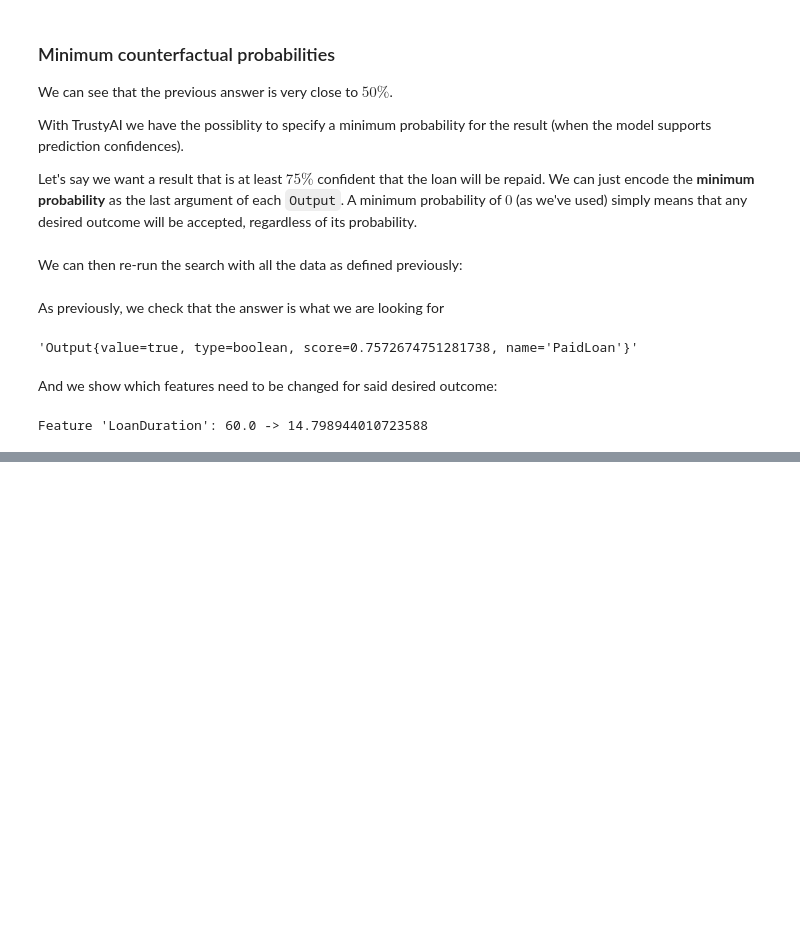
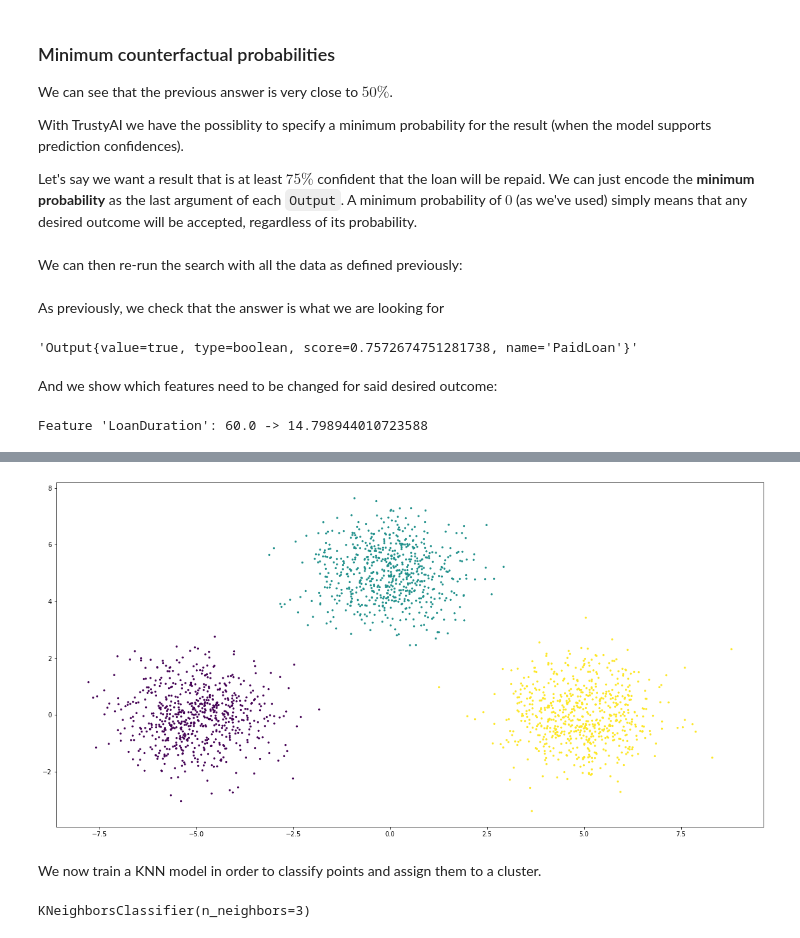
Before and after one commit to trustyai-explainability/trustyai-explainability-python-examples, a Jupyter notebook: examples/Counterfactuals.ipynb, the cells around one changed output, grey strips where cells are left out. Cells and saved outputs as stored; diff of their text form; code cells hidden in the pictures; blank space fills up the shorter version.

Commit message:
Add CF visual example

```diff
--- a/examples/Counterfactuals.ipynb
+++ b/examples/Counterfactuals.ipynb
@@ -608,0 +619,21 @@ Feature 'LoanDuration': 60.0 -> 14.798944010723588
+# %%
+from sklearn.datasets import make_blobs
+
+X, y = make_blobs(n_samples=2000, n_features=2, random_state=0, centers=[(-5,0), (0, 5), (5, 0)])
+# %%
+import matplotlib.pyplot as plt
+
+plt.figure(figsize=(20,10))
+plt.scatter(X[:,0], X[:,1], c=y, s=5)
+plt.show()
+# %% [output]
+[figure, added]
+# %% [markdown]
+We now train a KNN model in order to classify points and assign them to a cluster.
+# %%
+from sklearn.neighbors import KNeighborsClassifier
+
+knn = KNeighborsClassifier(n_neighbors = 3)
+knn.fit(X,y)
+# %% [output]
+KNeighborsClassifier(n_neighbors=3)
```
Also changed, not shown: parts of 23 cells of this notebook.
